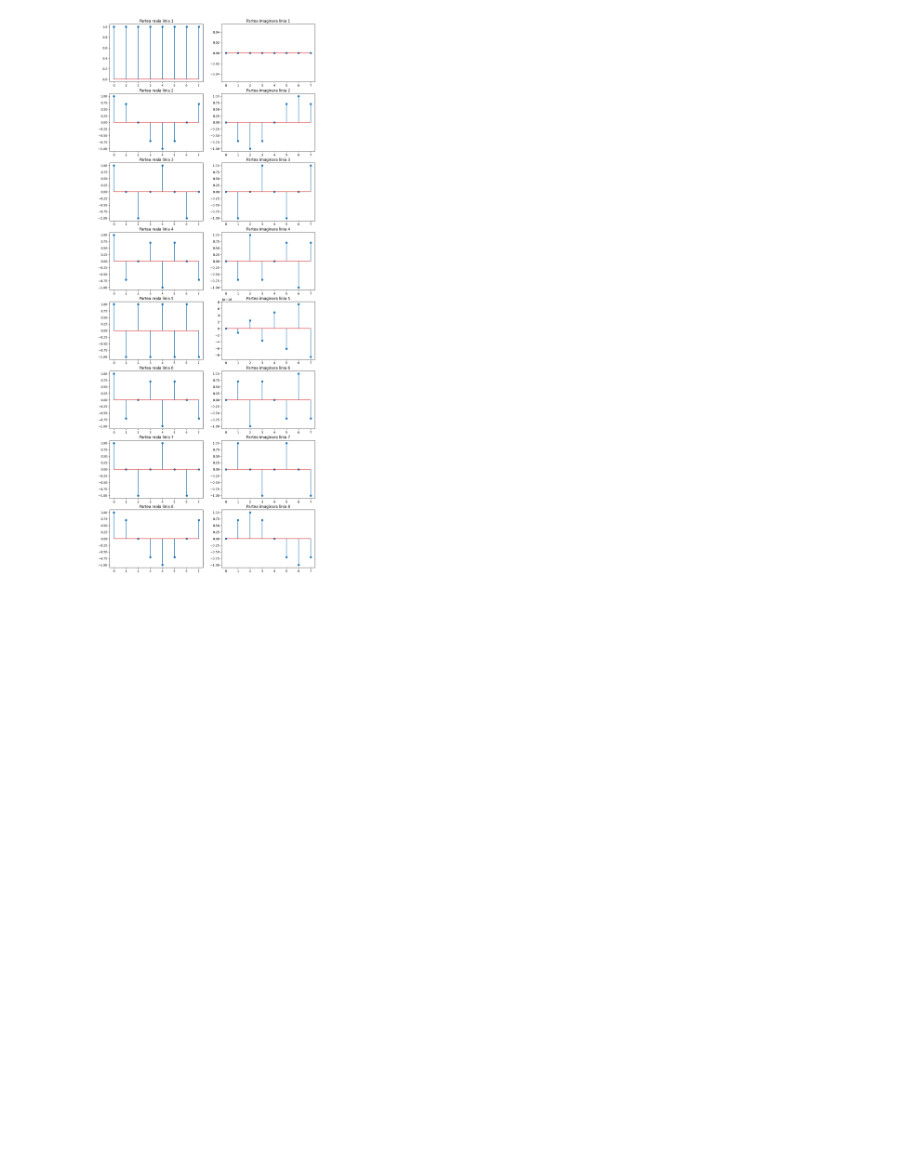
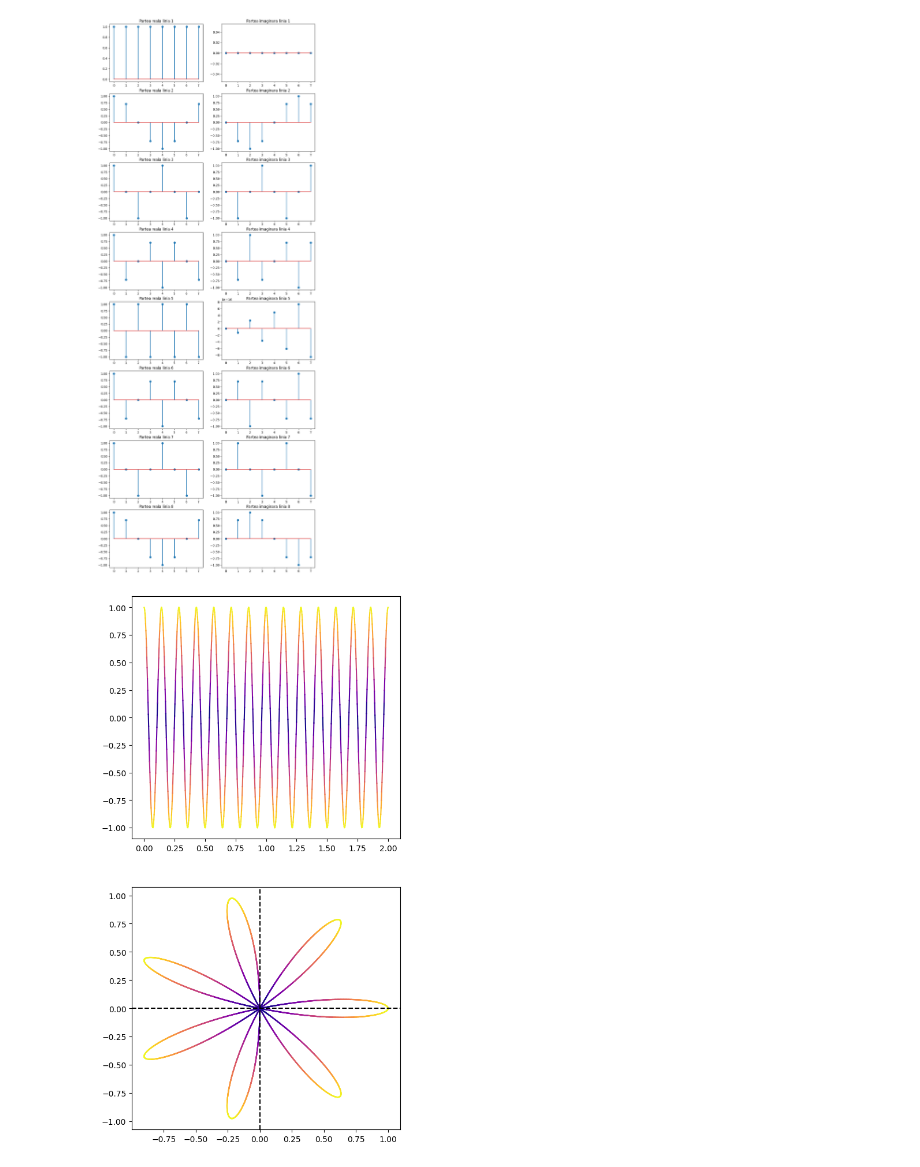
Before and after one commit to GVolter/Procesarea-Semnalelor-FMI, a Jupyter notebook: Laborator03/lab03.ipynb, the cells around one changed output. Drawn from its saved outputs; the diff is of its cells as text; code cells hidden in the pictures; blank space fills up the shorter version.

```diff
--- a/Laborator03/lab03.ipynb
+++ b/Laborator03/lab03.ipynb
@@ -30,3 +29,25 @@ print("Matricea este unitara:", is_unitary)
 # %% [output]
 Matricea este unitara: True
 [figure]
+# %%
+def plot_colored(ax, points, x_axis, y_axis, distances, cmap):
+    for i in range(len(points) - 1):
+        ax.plot(x_axis[i:i+2], y_axis[i:i+2], color=plt.get_cmap(cmap)(distances[i] / distances.max()))
+# %%
+omega = 7
+t = np.linspace(0, 2, 800)
+x = np.sin(2 * np.pi * omega * t + np.pi/2)
+
+y = x * np.exp(-2j * np.pi * t)
+
+fig, ax = plt.subplots(2,1,figsize=(6,12))
+
+plot_colored(ax[0], t, t, x, np.abs(x- np.mean(x)), cmap='plasma')
+
+plot_colored(ax[1], t, y.real, y.imag, np.abs(y), cmap='plasma')
+ax[1].axhline(0, color='black', linestyle='--')
+ax[1].axvline(0, color='black', linestyle='--')
+
+plt.show()
+# %% [output]
+[figure, added]
```
Also changed, not shown: parts of 3 cells of this notebook, 4 other files.
